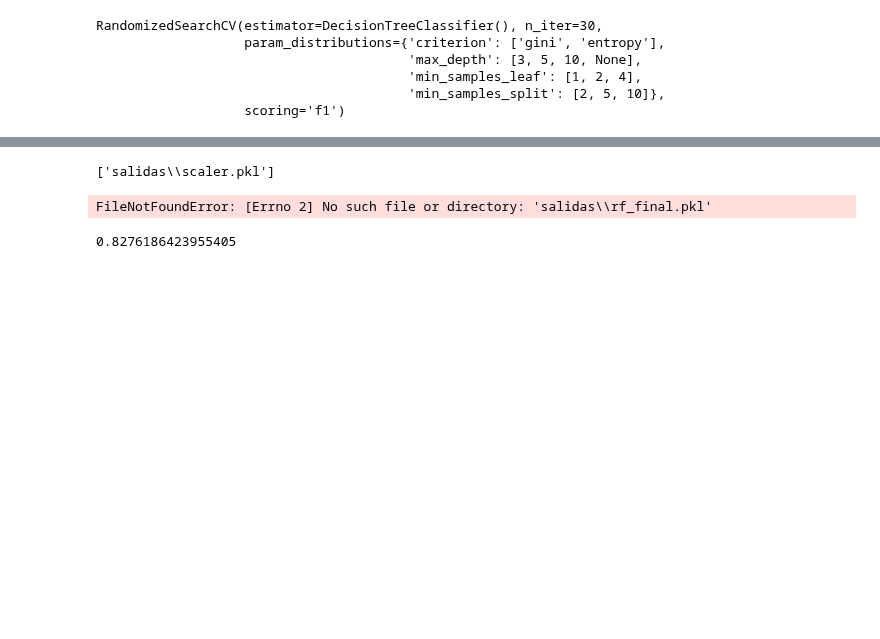
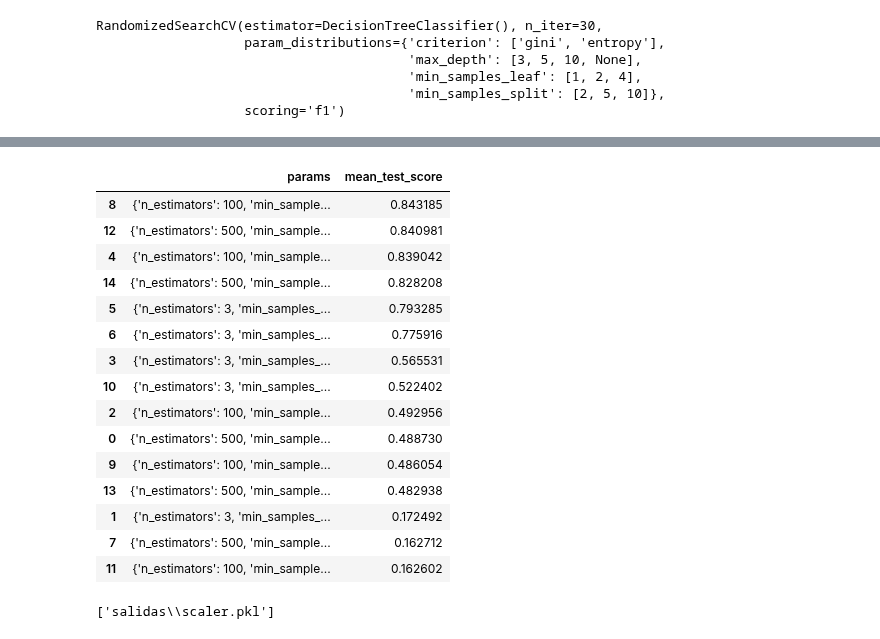
Before and after one commit to andressj1/A-RH, a Jupyter notebook: e_modelos.ipynb, the cells around one changed output, grey strips where cells are left out. Saved outputs shown, nothing was run; the diff lists cells and outputs as text; code cells hidden in the pictures; blank space fills up the shorter version.

```diff
--- a/e_modelos.ipynb
+++ b/e_modelos.ipynb
@@ -237,0 +243,3 @@ m_add=m_add.fit(X2,y)
+# %%
+param_grid_2 = [{'n_estimators': [3, 500, 100], 'max_features': [5,20],
+               'min_samples_split': [100, 20, 5]}]
@@ -237,0 +255,23 @@ m_add=m_add.fit(X2,y)
+# %%
+pd.set_option('display.max_colwidth', 100)
+resultados=tun_rf.cv_results_
+tun_rf.best_params_
+pd_resultados=pd.DataFrame(resultados)
+pd_resultados[["params","mean_test_score"]].sort_values(by="mean_test_score", ascending=False)
+# %% [output]
+|  | params | mean_test_score |
+| 8 | {'n_estimators': 100, 'min_sample... | 0.843185 |
+| 12 | {'n_estimators': 500, 'min_sample... | 0.840981 |
+| 4 | {'n_estimators': 100, 'min_sample... | 0.839042 |
+| 14 | {'n_estimators': 500, 'min_sample... | 0.828208 |
+| 5 | {'n_estimators': 3, 'min_samples_... | 0.793285 |
+| 6 | {'n_estimators': 3, 'min_samples_... | 0.775916 |
+| 3 | {'n_estimators': 3, 'min_samples_... | 0.565531 |
+| 10 | {'n_estimators': 3, 'min_samples_... | 0.522402 |
+| 2 | {'n_estimators': 100, 'min_sample... | 0.492956 |
+| 0 | {'n_estimators': 500, 'min_sample... | 0.488730 |
+| 9 | {'n_estimators': 100, 'min_sample... | 0.486054 |
+| 13 | {'n_estimators': 500, 'min_sample... | 0.482938 |
+| 1 | {'n_estimators': 3, 'min_samples_... | 0.172492 |
+| 7 | {'n_estimators': 500, 'min_sample... | 0.162712 |
+| 11 | {'n_estimators': 100, 'min_sample... | 0.162602 |
@@ -248,14 +291,12 @@ joblib.dump(scaler, "salidas\\scaler.pkl") ##
 ['salidas\\scaler.pkl']
 # %%
 ### funcion para cargar objeto guardado ###
-add_final = joblib.load("salidas\\rf_final.pkl")
-m_add = joblib.load("salidas\\m_lreg.pkl")
+add_final = joblib.load("salidas\\add_final.pkl")
+m_add = joblib.load("salidas\\rf_final.pkl")
 list_cat=joblib.load("salidas\\list_cat.pkl")
 list_dummies=joblib.load("salidas\\list_dummies.pkl")
 var_names=joblib.load("salidas\\var_names.pkl")
 scaler=joblib.load("salidas\\scaler.pkl")
-# %% [output]
-FileNotFoundError: [Errno 2] No such file or directory: 'salidas\\rf_final.pkl'
 # %%
 
 #####Evaluar métrica de entrenamiento y evaluación para mirar sobre ajuste ####
@@ -264,9 +306,6 @@ eval=cross_validate(rf_final,X2,y,cv=5,scoring="f1",return_train_score=True)
 # %%
-train_rf=pd.DataFrame(eval['train_score'])
-test_rf=pd.DataFrame(eval['test_score'])
-train_test_rf=pd.concat([train_rf, test_rf],axis=1)
+#### convertir resultado de evaluacion entrenamiento y evaluacion en data frame para ADD
+train_add=pd.DataFrame(eval['train_score'])
+test_add=pd.DataFrame(eval['test_score'])
+train_test_rf=pd.concat([train_add, test_add],axis=1)
 train_test_rf.columns=['train_score','test_score']
-train_test_rf
-train_test_rf["test_score"].mean()
-# %% [output]
-0.8276186423955405
```
Also changed, not shown: parts of 14 cells of this notebook, 3 other files.
